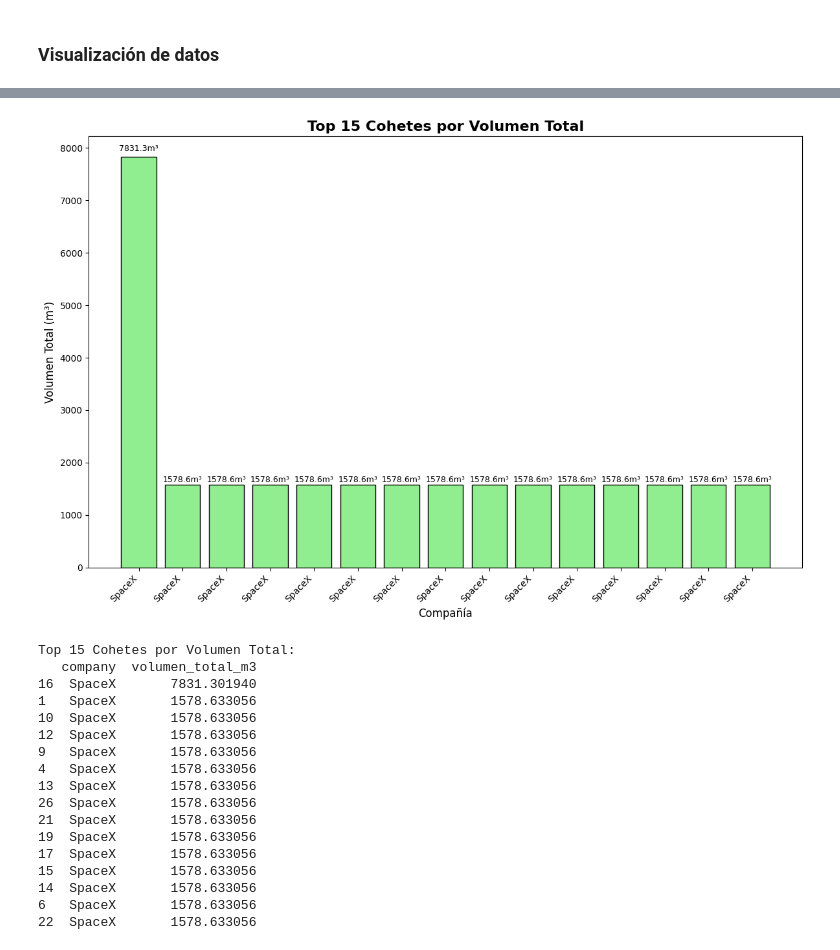
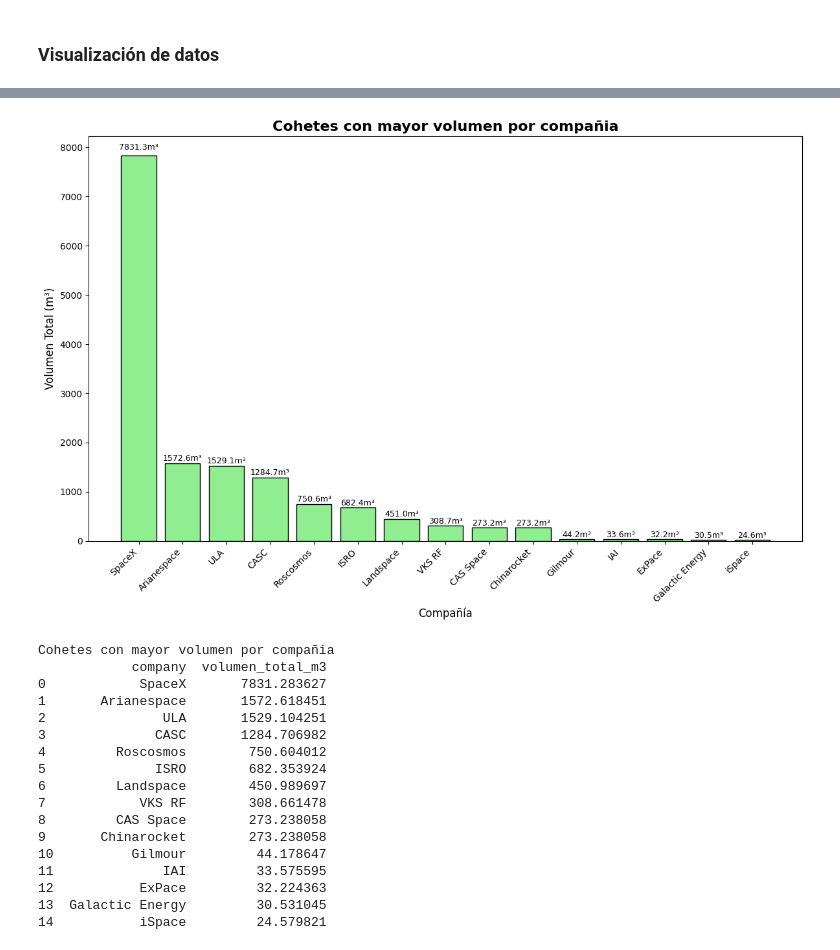
Before and after one commit to BaljeetTM/Tarea1_dataScience, a Jupyter notebook: Tarea1.ipynb, the cells around one changed output, grey strips where cells are left out. Cells and saved outputs as stored; diff of their text form; code cells hidden in the pictures.

```diff
--- a/Tarea1.ipynb
+++ b/Tarea1.ipynb
@@ -11,6 +10,6 @@ import re
 # %%
 base_url = "https://nextspaceflight.com/launches/past/"
-last_page = 1
+last_page = 2
 # %%
 
 
@@ -58,7 +57,7 @@ fairing_diameters = []
 fairing_heights = []
 
 for index in range(len(df.details_url)):
-    print(f"Processing launch {index + 1}/{len(df.details_url)}")
+    print(f"Processing launch {index + 1}/{len(df.details_url)}")#pensar en quitar
     browser.get(df.details_url[index])
 
     details_els = wait.until(EC.presence_of_all_elements_located((By.CLASS_NAME, "mdl-card__supporting-text")))
@@ -75,7 +74,7 @@ for index in range(len(df.details_url)):
         parts = details_texts[1].split("\n")
         for part in parts:
             if "Price: " in part:
-                price = part.replace("Price: ", "").replace("$", "").replace(" million", "").strip()
+                price = part.replace("Price: $", "").replace(" million", "").strip()
                 price = float(price)
             elif "Payload to LEO:" in part:
                 leo_weight = part.replace("Payload to LEO:", "").replace("kg", "").strip()
@@ -215,6 +214,6 @@ df
 # %%
-volumen_cohete = 3.1416 * (df["fairing_diameter_m"] / 2) ** 2 * df["rocket_height_m"]
-volumen_carenado = 3.1416 * (df["fairing_diameter_m"] / 2) ** 2 * df["fairing_height_m"] * (1/3)
+volumen_cohete = math.pi * (df["fairing_diameter_m"] / 2) ** 2 * df["rocket_height_m"]
+volumen_carenado = math.pi * (df["fairing_diameter_m"] / 2) ** 2 * df["fairing_height_m"] * (1/3)
 df["volumen_total_m3"] = volumen_cohete + volumen_carenado
 df
 # %% [output]
@@ -304,52 +311,52 @@ print(df_valor_carga)
 # %%
 # Empresas con cohetes más grandes por volumen total
 
-df_big_rockets = df.sort_values(by='volumen_total_m3', ascending=False)
-
+df_big_rockets = df.groupby('company')['volumen_total_m3'].max().sort_values(ascending=False)
+df_big_rockets = df_big_rockets.rename("volumen_total_m3").reset_index()
 
 df_big_rockets_display = df_big_rockets[['company', 'volumen_total_m3']].head(15)
 
 # Crear gráfico de barras
 plt.figure(figsize=(12, 8))
 bars = plt.bar(range(len(df_big_rockets_display)), df_big_rockets_display['volumen_total_m3'], color='lightgreen', edgecolor='black')
 
 # Personalizar el gráfico
-plt.title('Top 15 Cohetes por Volumen Total', fontsize=16, fontweight='bold')
+plt.title('Cohetes con mayor volumen por compañia', fontsize=16, fontweight='bold')
 plt.xlabel('Compañía', fontsize=12)
 plt.ylabel('Volumen Total (m³)', fontsize=12)
 
 # Crear etiquetas solo con la compañía
 labels = [row['company'] for _, row in df_big_rockets_display.iterrows()]
 plt.xticks(range(len(df_big_rockets_display)), labels, rotation=45, ha='right', fontsize=10)
 
 # Añadir valores encima de las barras
 for i, bar in enumerate(bars):
     height = bar.get_height()
     plt.text(bar.get_x() + bar.get_width()/2., height + height*0.01,
              f'{height:.1f}m³', ha='center', va='bottom', fontsize=9)
 
 plt.tight_layout()
 plt.show()
 
 # Mostrar tabla con los datos
-print("Top 15 Cohetes por Volumen Total:")
+print('Cohetes con mayor volumen por compañia')
 print(df_big_rockets_display)
 # %% [output]
-[figure, old version]
+[figure, new version]
-Top 15 Cohetes por Volumen Total:
-   company  volumen_total_m3
-16  SpaceX       7831.301940
-1   SpaceX       1578.633056
-10  SpaceX       1578.633056
-12  SpaceX       1578.633056
-9   SpaceX       1578.633056
-4   SpaceX       1578.633056
-13  SpaceX       1578.633056
-26  SpaceX       1578.633056
-21  SpaceX       1578.633056
-19  SpaceX       1578.633056
-17  SpaceX       1578.633056
-15  SpaceX       1578.633056
-14  SpaceX       1578.633056
-6   SpaceX       1578.633056
-22  SpaceX       1578.633056
+Cohetes con mayor volumen por compañia
+            company  volumen_total_m3
+0            SpaceX       7831.283627
+1       Arianespace       1572.618451
+2               ULA       1529.104251
+3              CASC       1284.706982
+4         Roscosmos        750.604012
+5              ISRO        682.353924
+6         Landspace        450.989697
+7            VKS RF        308.661478
+8         CAS Space        273.238058
+9       Chinarocket        273.238058
+10          Gilmour         44.178647
+11              IAI         33.575595
+12           ExPace         32.224363
+13  Galactic Energy         30.531045
+14           iSpace         24.579821
```
Also changed, not shown: parts of 8 cells of this notebook.
